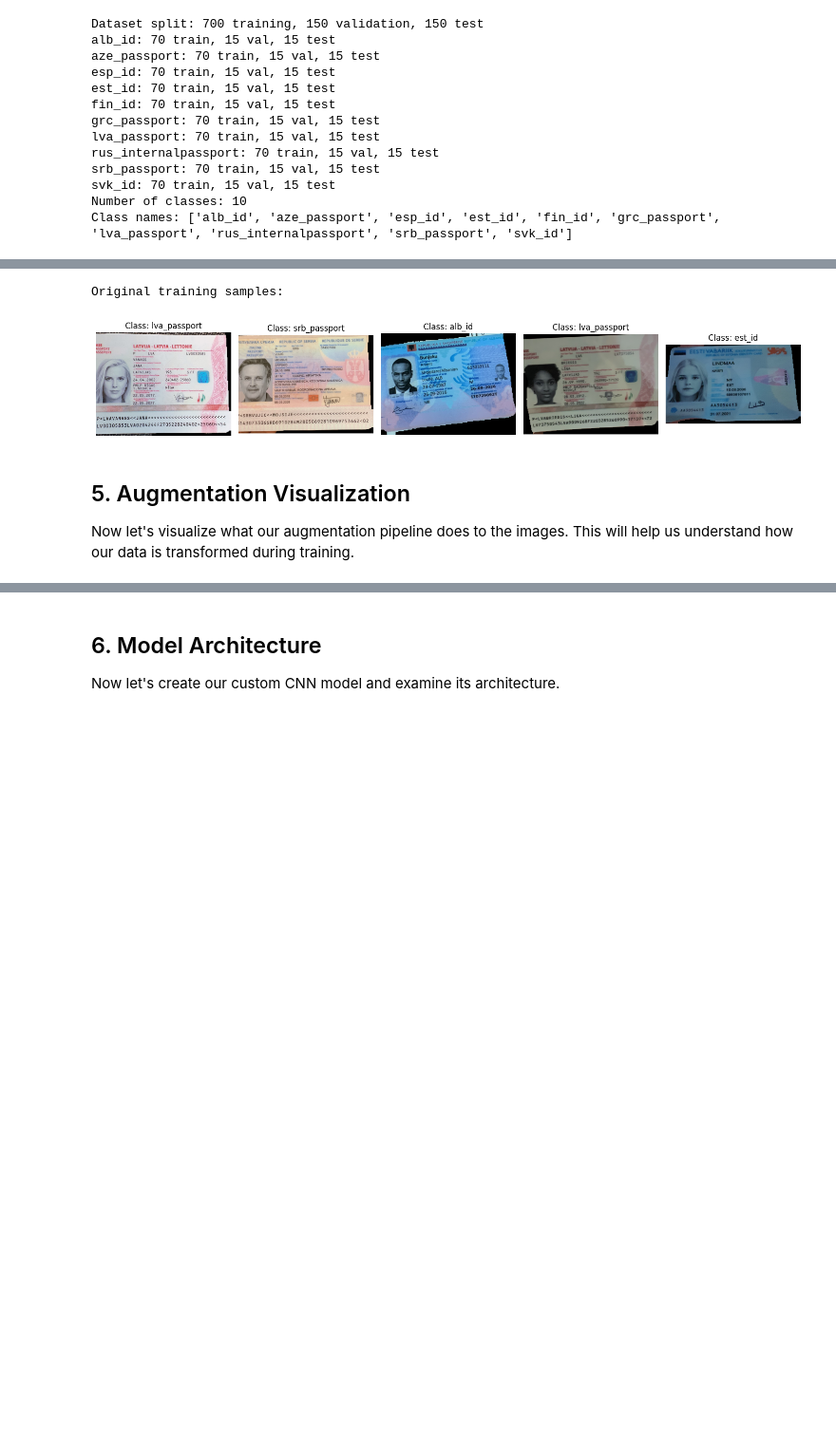
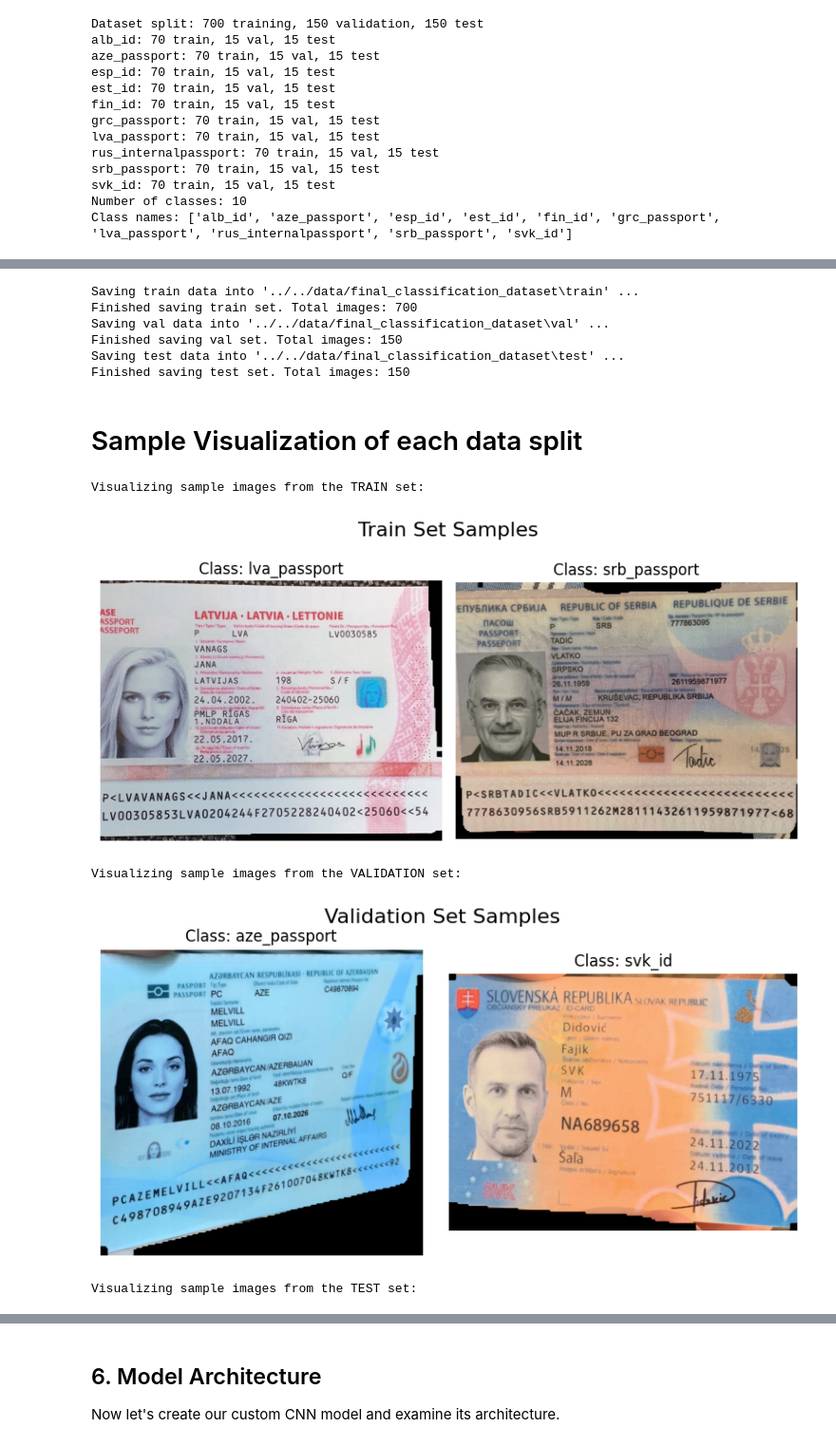
Before and after one commit to tatkaal/PassportPAL, a Jupyter notebook: notebooks/classifier/custom_cnn_classification.ipynb, the cells around one changed output, grey strips where cells are left out. Shown at 95% size. Drawn from its saved outputs; the diff is of its cells as text; code cells hidden in the pictures; blank space fills up the shorter version.

```diff
--- a/notebooks/classifier/custom_cnn_classification.ipynb
+++ b/notebooks/classifier/custom_cnn_classification.ipynb
@@ -116,5 +141,41 @@ Let's visualize some samples from our dataset. The user mentioned an issue where
+# %%
+ # Save the train, val, and test sets to 'final_classification_dataset'
+    # data['train_dataset'].image_paths and data['train_dataset'].labels
+if data['train_dataset'] is not None:
+    save_dataset_split(
+        image_paths=data['train_dataset'].image_paths,
+        labels=data['train_dataset'].labels,
+        class_names=class_names,
+        base_dir='../../data/final_classification_dataset',
+        split='train'
+    )
+if data['val_dataset'] is not None:
+    save_dataset_split(
+        image_paths=data['val_dataset'].image_paths,
+        labels=data['val_dataset'].labels,
+        class_names=class_names,
+        base_dir='../../data/final_classification_dataset',
+        split='val'
+    )
+if data['test_dataset'] is not None:
+    save_dataset_split(
+        image_paths=data['test_dataset'].image_paths,
+        labels=data['test_dataset'].labels,
+        class_names=class_names,
+        base_dir='../../data/final_classification_dataset',
+        split='test'
+    )
+# %% [output]
+Saving train data into '../../data/final_classification_dataset\train' ...
+Finished saving train set. Total images: 700
+Saving val data into '../../data/final_classification_dataset\val' ...
+Finished saving val set. Total images: 150
+Saving test data into '../../data/final_classification_dataset\test' ...
+Finished saving test set. Total images: 150
+# %% [markdown]
+# Sample Visualization of each data split
 # %%
-def visualize_original_samples(dataset, class_names, num_images=5, figsize=(15, 10)):
+def visualize_original_samples(dataset, class_names, num_images=5, title="Samples"):
     """
     Visualize original samples from a dataset without any transformations.
 
@@ -128,7 +189,8 @@ def visualize_original_samples(dataset, class_names, num_images=5, figsize=(15,
     indices = np.random.choice(len(dataset), num_images, replace=False)
 
     # Create figure
-    fig, axes = plt.subplots(1, num_images, figsize=figsize)
+    fig, axes = plt.subplots(1, num_images, figsize=(4 * num_images, 4))
+    fig.suptitle(title, fontsize=16)
 
     for i, idx in enumerate(indices):
         # Get image path and label directly from dataset
@@ -146,14 +208,30 @@ def visualize_original_samples(dataset, class_names, num_images=5, figsize=(15,
 
     plt.tight_layout()
     plt.show()
-
-# Visualize original samples
-print("Original training samples:")
-visualize_original_samples(data['train_dataset'], class_names)
-# %% [output]
-Original training samples:
-[figure, removed]
-# %% [markdown]
-## 5. Augmentation Visualization
-
-Now let's visualize what our augmentation pipeline does to the images. This will help us understand how our data is transformed during training.
+# %%
+
+def visualize_small_samples_from_splits(data, class_names, num_images=2):
+    """
+    Show a small number of samples (num_images) from each of the
+    train, val, and test sets before training.
+    """
+    if data['train_dataset'] is not None:
+        print("Visualizing sample images from the TRAIN set:")
+        visualize_original_samples(data['train_dataset'], class_names, num_images, title="Train Set Samples")
+
+    if data['val_dataset'] is not None:
+        print("Visualizing sample images from the VALIDATION set:")
+        visualize_original_samples(data['val_dataset'], class_names, num_images, title="Validation Set Samples")
+
+    if data['test_dataset'] is not None:
+        print("Visualizing sample images from the TEST set:")
+        visualize_original_samples(data['test_dataset'], class_names, num_images, title="Test Set Samples")
+
+# Show 2 samples from each split
+visualize_small_samples_from_splits(data, class_names, num_images=2)
+# %% [output]
+Visualizing sample images from the TRAIN set:
+[figure, added]
+Visualizing sample images from the VALIDATION set:
+[figure, added]
+Visualizing sample images from the TEST set:
```
Also changed, not shown: parts of 20 cells of this notebook, 45 other files.
